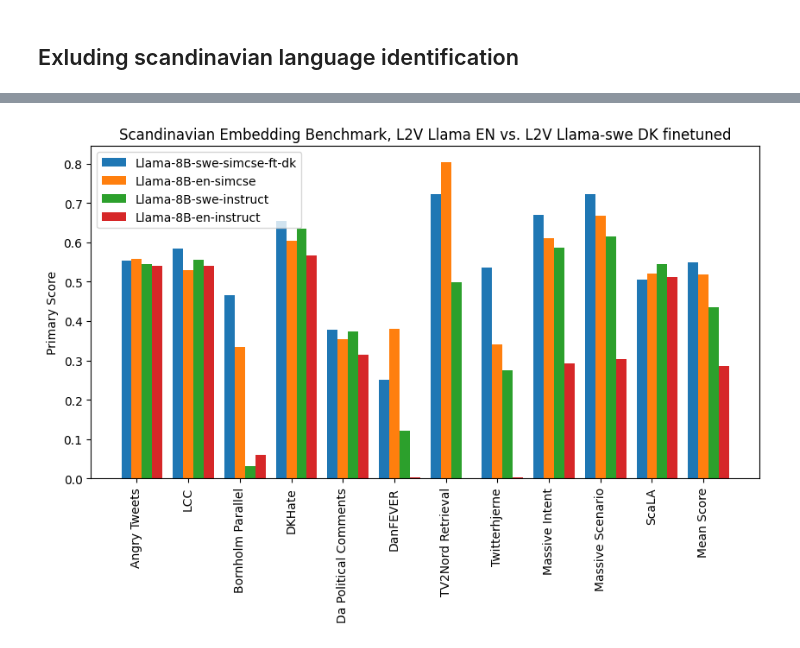
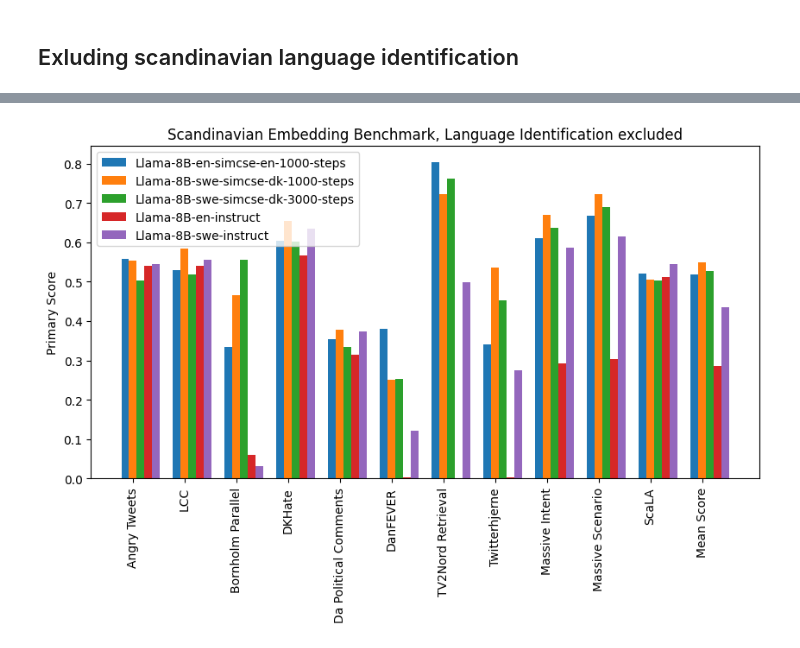
Before and after one commit to jalkestrup/dtu-deep-project, a Jupyter notebook: training_results/llm2vec_train_results.ipynb, the cells around one changed output, grey strips where cells are left out. Saved outputs shown, nothing was run; the diff lists cells and outputs as text; code cells hidden in the pictures.

```diff
--- a/training_results/llm2vec_train_results.ipynb
+++ b/training_results/llm2vec_train_results.ipynb
@@ -751,0 +1803,4 @@ l2v_llama_swe_dk_results[0][-1].task_description
+# %%
+#Print out the scores for each task, for the llama_swe_supervised_mixdk_500 model
+for i, (task, score) in enumerate(zip(task_names, main_scores['llama_swe_simcse_wikidk_1000'])):
+    print(f'{task}: {score}')
@@ -751,0 +1892,10 @@ l2v_llama_swe_dk_results[0][-1].task_description
+# %%
+import seb
+
+all_tasks = seb.get_all_tasks()
+#Create a map of name and task type by irterating over all tasks
+task_type_map = {}
+for task in all_tasks:
+    task_type_map[task.name] = task.task_type
+
+task_type_map
@@ -754,7 +2060,7 @@ import pickle
 import numpy as np
 import matplotlib.pyplot as plt
 
-with open(f"../seb_eval/seb_results_llama-8B-swe-simcse-dk.pkl", 'rb') as f:
+with open(f"../seb_eval/SEB_eval_llama-8b-swe-llm2vec-simcse-dkwiki-1000-steps.pkl", 'rb') as f:
     l2v_llama_swe_dk_results = pickle.load(f)
 
 with open(f"../seb_eval/SEB_L2V_eval_LLM2Vec-Meta-Llama-3-8B-Instruct-mntp-unsup-simcse.pkl", 'rb') as f:
@@ -765,42 +2071,51 @@ with open(f"../seb_eval/SEB_eval_llama-8b-swe-instruct.pkl", 'rb') as f:
 
 with open(f"../seb_eval/SEB_eval_llama-8b-instruct.pkl", 'rb') as f:
     llama_en_baseline_results = pickle.load(f)
+
+with open(f"../seb_eval/SEB_eval_llama-8b-swe-llm2vec-simcse-dkwiki-3000-steps.pkl", 'rb') as f:
+    llama_swe_long_train_results = pickle.load(f)
 
 #Only include all, except the last task
 task_names = [res.task_name for res in l2v_llama_swe_dk_results[0][:-1]]
 
 task_names.append('Mean Score')
 main_scores_llama_8B_swe_simcse_dk = [res.get_main_score() for res in l2v_llama_swe_dk_results[0][:-1]]
 #Calculate and append the mean of the main scores for the swe simcse_dk model
 mean_scores_llama_8B_swe_simcse_dk = np.mean(main_scores_llama_8B_swe_simcse_dk)
 main_scores_llama_8B_swe_simcse_dk.append(mean_scores_llama_8B_swe_simcse_dk)
 
 main_scores_llama_8B_en_simcse = [res.get_main_score() for res in l2v_llama_en_results[0][:-1]]
 mean_scores_llama_8B_en_simcse = np.mean(main_scores_llama_8B_en_simcse)
 main_scores_llama_8B_en_simcse.append(mean_scores_llama_8B_en_simcse)
 
 main_scores_llama_8b_swe_baseline = [res.get_main_score() for res in llama_swe_baseline_results[0][:-1]]
 mean_scores_llama_8b_swe_baseline = np.mean(main_scores_llama_8b_swe_baseline)
 main_scores_llama_8b_swe_baseline.append(mean_scores_llama_8b_swe_baseline)
 
 main_scores_llama_8b_en_baseline = [res.get_main_score() for res in llama_en_baseline_results[0][:-1]]
 mean_scores_llama_8b_en_baseline = np.mean(main_scores_llama_8b_en_baseline)
 main_scores_llama_8b_en_baseline.append(mean_scores_llama_8b_en_baseline)
 
+main_scores_llama_8b_swe_long_train = [res.get_main_score() for res in llama_swe_long_train_results[0][:-1]]
+mean_scores_llama_8b_swe_long_train = np.mean(main_scores_llama_8b_swe_long_train)
+main_scores_llama_8b_swe_long_train.append(mean_scores_llama_8b_swe_long_train)
+
 
 
 fig, ax = plt.subplots(figsize=(10, 5))
-bar_width = 0.2
+bar_width = 0.15
 index = np.arange(len(task_names))
-ax.bar(index, main_scores_llama_8B_swe_simcse_dk, bar_width, label='Llama-8B-swe-simcse-ft-dk')
-ax.bar(index + bar_width, main_scores_llama_8B_en_simcse, bar_width, label='Llama-8B-en-simcse')
-ax.bar(index + 2*bar_width, main_scores_llama_8b_swe_baseline, bar_width, label='Llama-8B-swe-instruct')
+ax.bar(index, main_scores_llama_8B_en_simcse, bar_width, label='Llama-8B-en-simcse-en-1000-steps')
+ax.bar(index + bar_width, main_scores_llama_8B_swe_simcse_dk, bar_width, label='Llama-8B-swe-simcse-dk-1000-steps')
+ax.bar(index + 2*bar_width, main_scores_llama_8b_swe_long_train, bar_width, label='Llama-8B-swe-simcse-dk-3000-steps')
 ax.bar(index + 3*bar_width, main_scores_llama_8b_en_baseline, bar_width, label='Llama-8B-en-instruct')
+ax.bar(index + 4*bar_width, main_scores_llama_8b_swe_baseline, bar_width, label='Llama-8B-swe-instruct')
+
 ax.set_xticks(index + bar_width )
 ax.set_xticklabels(task_names, rotation=90)
 ax.set_ylabel('Primary Score')
-ax.set_title('Scandinavian Embedding Benchmark, L2V Llama EN vs. L2V Llama-swe DK finetuned')
+ax.set_title('Scandinavian Embedding Benchmark, Language Identification excluded')
 ax.legend()
 plt.show()
 # %% [output]
-[figure, old version]
+[figure, new version]
```
Also changed, not shown: parts of 21 cells of this notebook, 19 other files.
